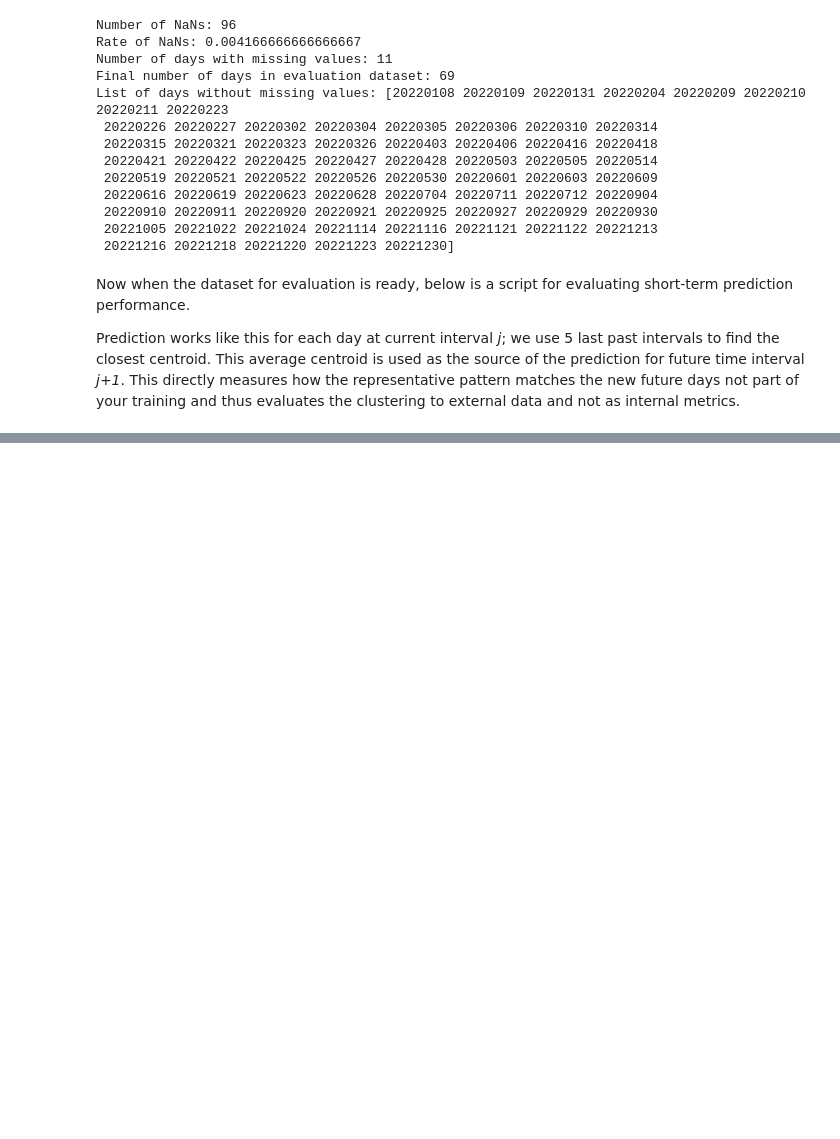
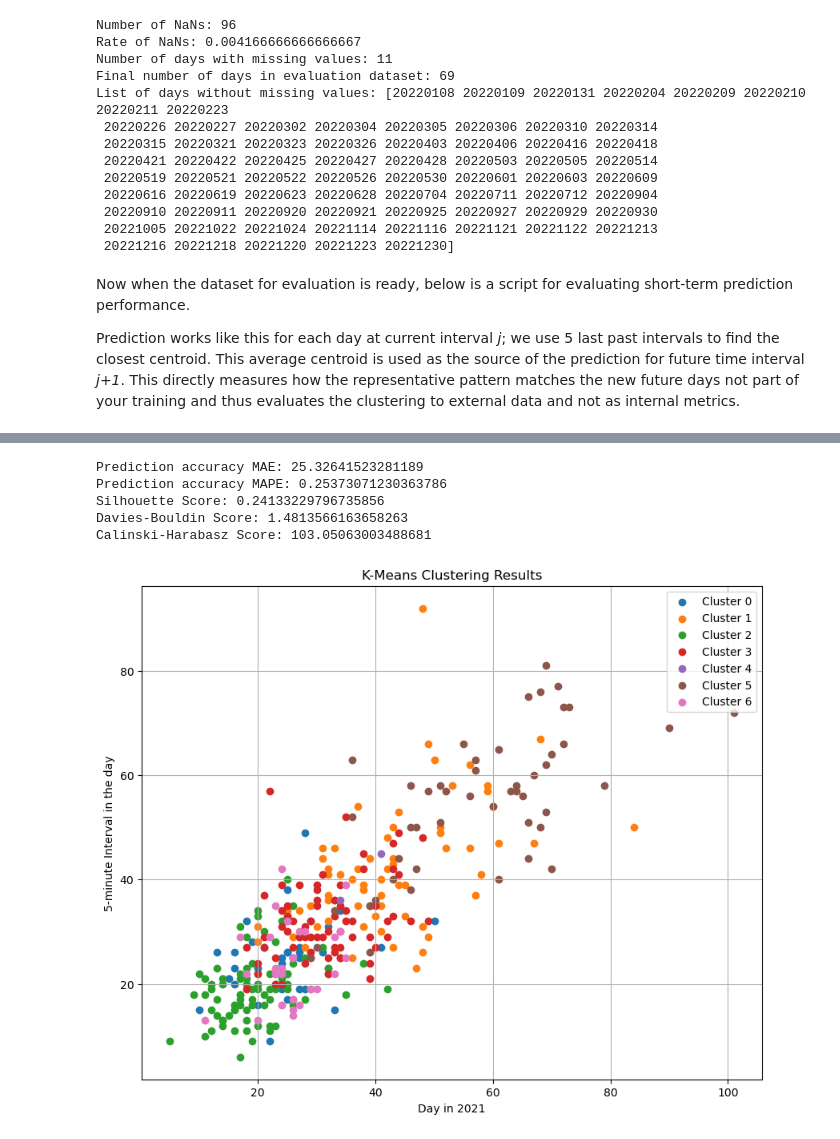
Before and after one commit to ChrisSuccar/Test_1, a Jupyter notebook: exercise_5/exercise_5_clustering.ipynb, the cells around one changed output, grey strips where cells are left out. Saved outputs shown, nothing was run; the diff lists cells and outputs as text; code cells hidden in the pictures; blank space fills up the shorter version.

```diff
--- a/exercise_5/exercise_5_clustering.ipynb
+++ b/exercise_5/exercise_5_clustering.ipynb
@@ -898,0 +839,52 @@ ValueError: Input contains NaN.
+# %%
+import numpy as np
+import matplotlib.pyplot as plt
+from sklearn.cluster import KMeans
+from sklearn.metrics import silhouette_score, davies_bouldin_score, calinski_harabasz_score
+
+# Set the number of clusters
+num_clusters = 7
+
+# Fit the KMeans model
+kmeans = KMeans(n_clusters=num_clusters, random_state=0, n_init="auto")
+kmeans.fit(vectorized_day_dataset_no_nans)
+
+# Extract cluster labels
+labels = kmeans.labels_
+
+# Evaluate the number of unique clusters
+unique_clusters = np.unique(labels)
+
+# Optional: Evaluate clustering (you need to define the 'evaluation' function)
+evaluation(labels, len(unique_clusters))
+
+# Compute cluster quality scores
+silhouette = silhouette_score(vectorized_day_dataset_no_nans, labels)
+davies_bouldin = davies_bouldin_score(vectorized_day_dataset_no_nans, labels)
+calinski_harabasz = calinski_harabasz_score(vectorized_day_dataset_no_nans, labels)
+
+# Display the scores
+print(f'Silhouette Score: {silhouette}')
+print(f'Davies-Bouldin Score: {davies_bouldin}')
+print(f'Calinski-Harabasz Score: {calinski_harabasz}')
+
+# Plotting the clusters
+plt.figure(figsize=(10, 8))
+for cluster_id in unique_clusters:
+    # Plot each cluster using different colors
+    cluster_data = vectorized_day_dataset_no_nans[labels == cluster_id, :]
+    plt.scatter(cluster_data[:, 0], cluster_data[:, 2], label=f'Cluster {cluster_id}')
+
+plt.xlabel('Day in 2021')
+plt.ylabel('5-minute Interval in the day')
+plt.title('K-Means Clustering Results')
+plt.legend()
+plt.grid(True)  # Adding grid for better readability of plot
+plt.show()
+# %% [output]
+Prediction accuracy MAE: 25.32641523281189
+Prediction accuracy MAPE: 0.25373071230363786
+Silhouette Score: 0.24133229796735856
+Davies-Bouldin Score: 1.4813566163658263
+Calinski-Harabasz Score: 103.05063003488681
+[figure, added]
```
Also changed, not shown: parts of 15 cells of this notebook, 1 other file.
